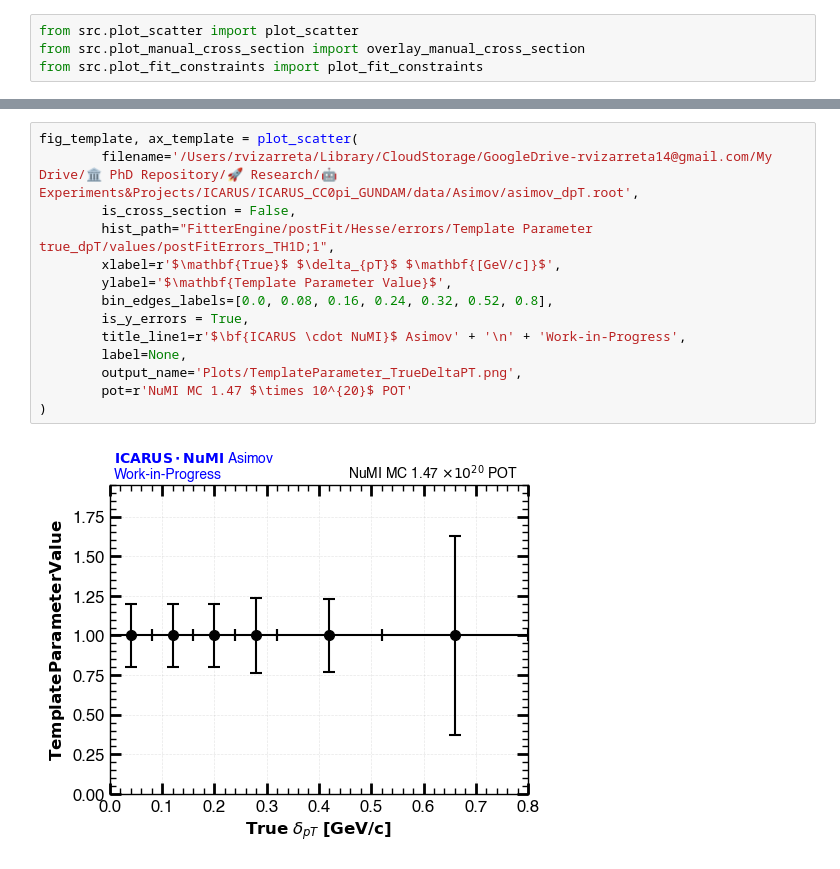
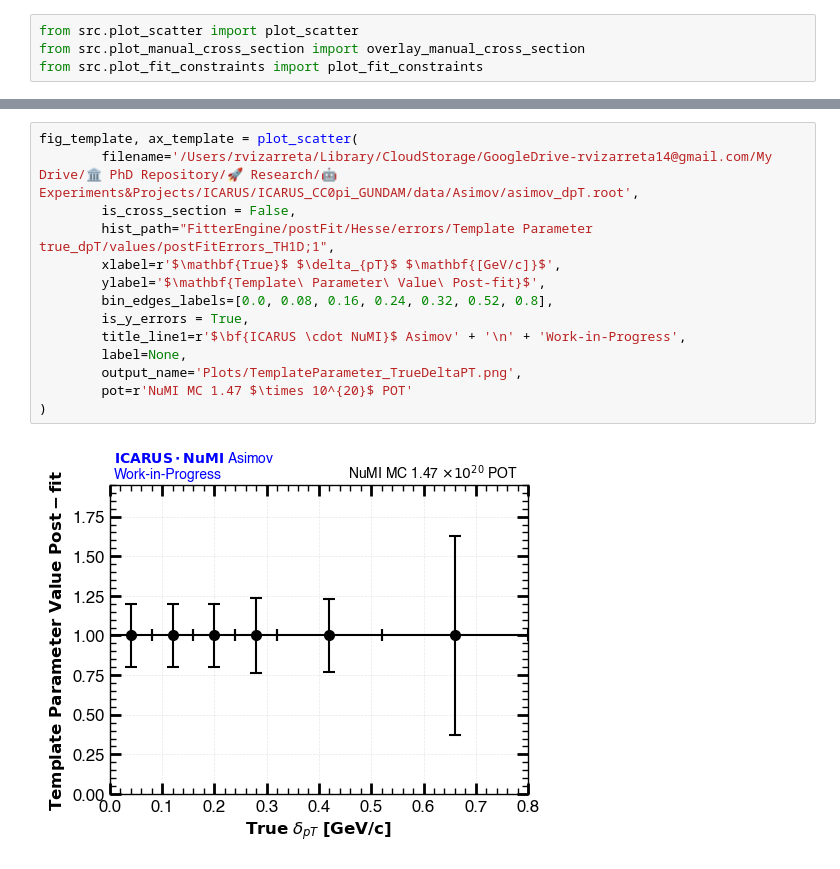
Before and after one commit to rvizarreta/gundam-icarus, a Jupyter notebook: Notebooks/Asimov_Studies.ipynb, the cells around one changed output, grey strips where cells are left out. Cells and saved outputs as stored; diff of their text form.

```diff
--- a/Notebooks/Asimov_Studies.ipynb
+++ b/Notebooks/Asimov_Studies.ipynb
@@ -58,19 +58,19 @@ Total                     23812
 # %%
 fig_template, ax_template = plot_scatter(
         filename='/Users/rvizarreta/Library/CloudStorage/GoogleDrive-rvizarreta14@gmail.com/My Drive/🏛 PhD Repository/🚀 Research/🤖 Experiments&Projects/ICARUS/ICARUS_CC0pi_GUNDAM/data/Asimov/asimov_dpT.root',
         is_cross_section = False,
         hist_path="FitterEngine/postFit/Hesse/errors/Template Parameter true_dpT/values/postFitErrors_TH1D;1",
         xlabel=r'$\mathbf{True}$ $\delta_{pT}$ $\mathbf{[GeV/c]}$',
-        ylabel='$\mathbf{Template Parameter Value}$',
+        ylabel='$\mathbf{Template\ Parameter\ Value\ Post-fit}$',
         bin_edges_labels=[0.0, 0.08, 0.16, 0.24, 0.32, 0.52, 0.8],
         is_y_errors = True,
         title_line1=r'$\bf{ICARUS \cdot NuMI}$ Asimov' + '\n' + 'Work-in-Progress',
         label=None,
         output_name='Plots/TemplateParameter_TrueDeltaPT.png',
         pot=r'NuMI MC 1.47 $\times 10^{20}$ POT'
 )
 # %% [output]
-[figure, old version]
+[figure, new version]
 # %%
 # Usage
 fig, ax = plot_fit_constraints(
```
Also changed, not shown: parts of 7 cells of this notebook, 5 other files.
